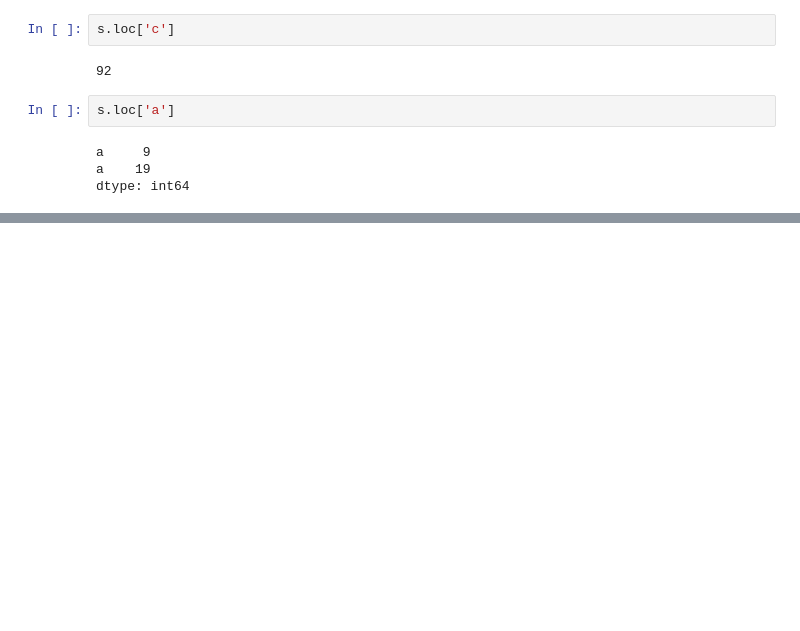
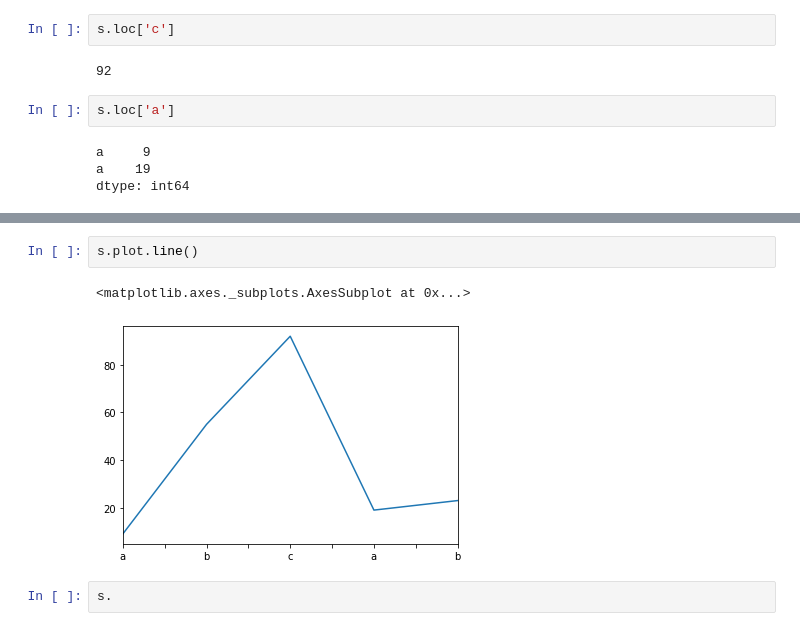
Before and after one commit to mattfalkner1501/cisco-2019-dec, a Jupyter notebook: Cisco 2019 Dec 9.ipynb, the cells around one changed output, grey strips where cells are left out. Saved outputs shown, nothing was run; the diff lists cells and outputs as text; blank space fills up the shorter version.

```diff
--- a/Cisco 2019 Dec 9.ipynb
+++ b/Cisco 2019 Dec 9.ipynb
@@ -2086,0 +2096,7 @@ dtype: int64
+# %%
+s.plot.line()
+# %% [output]
+<matplotlib.axes._subplots.AxesSubplot at 0x...>
+[figure, added]
+# %%
+s.
```
Also changed, not shown: parts of 1 cell of this notebook.
